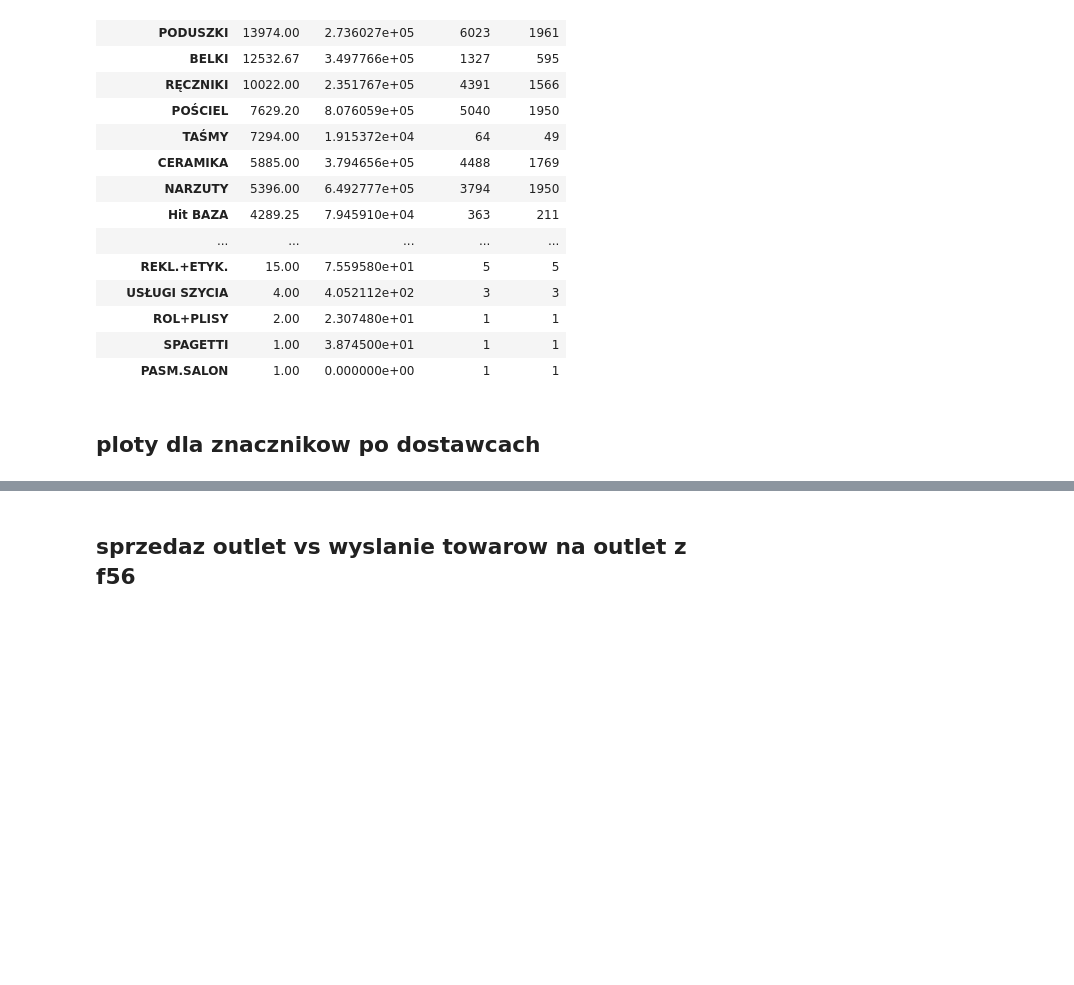
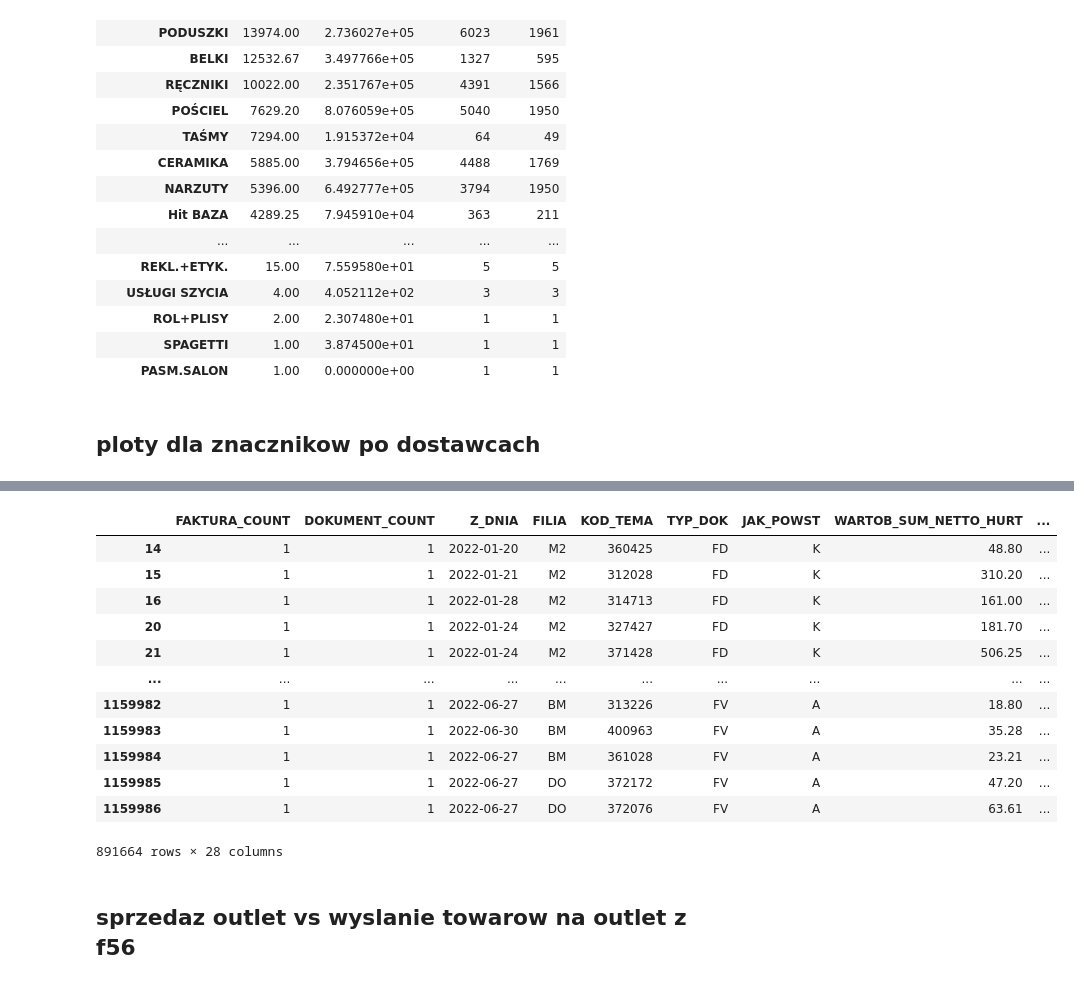
Before and after one commit to plggrzybuch/reklamacje, a Jupyter notebook: reklamacje_sql.ipynb, the cells around one changed output, grey strips where cells are left out. Drawn from its saved outputs; the diff is of its cells as text; code cells hidden in the pictures; blank space fills up the shorter version.

```diff
--- a/reklamacje_sql.ipynb
+++ b/reklamacje_sql.ipynb
@@ -507,3 +628,19 @@ func_cluster(df_fi_sell, '', 'OUTLET',1)
+# %%
+df_sell
+# %% [output]
+|  | FAKTURA_COUNT | DOKUMENT_COUNT | Z_DNIA | FILIA | KOD_TEMA | TYP_DOK | JAK_POWST | WARTOB_SUM_NETTO_HURT | ... |
+| 14 | 1 | 1 | 2022-01-20 | M2 | 360425 | FD | K | 48.80 | ... |
+| 15 | 1 | 1 | 2022-01-21 | M2 | 312028 | FD | K | 310.20 | ... |
+| 16 | 1 | 1 | 2022-01-28 | M2 | 314713 | FD | K | 161.00 | ... |
+| 20 | 1 | 1 | 2022-01-24 | M2 | 327427 | FD | K | 181.70 | ... |
+| 21 | 1 | 1 | 2022-01-24 | M2 | 371428 | FD | K | 506.25 | ... |
+| ... | ... | ... | ... | ... | ... | ... | ... | ... | ... |
+| 1159982 | 1 | 1 | 2022-06-27 | BM | 313226 | FV | A | 18.80 | ... |
+| 1159983 | 1 | 1 | 2022-06-30 | BM | 400963 | FV | A | 35.28 | ... |
+| 1159984 | 1 | 1 | 2022-06-27 | BM | 361028 | FV | A | 23.21 | ... |
+| 1159985 | 1 | 1 | 2022-06-27 | DO | 372172 | FV | A | 47.20 | ... |
+| 1159986 | 1 | 1 | 2022-06-27 | DO | 372076 | FV | A | 63.61 | ... |
+891664 rows × 28 columns
 # %% [markdown]
 ## sprzedaz outlet vs wyslanie towarow na outlet z f56
 # %% [markdown]
```
Also changed, not shown: parts of 12 cells of this notebook.
